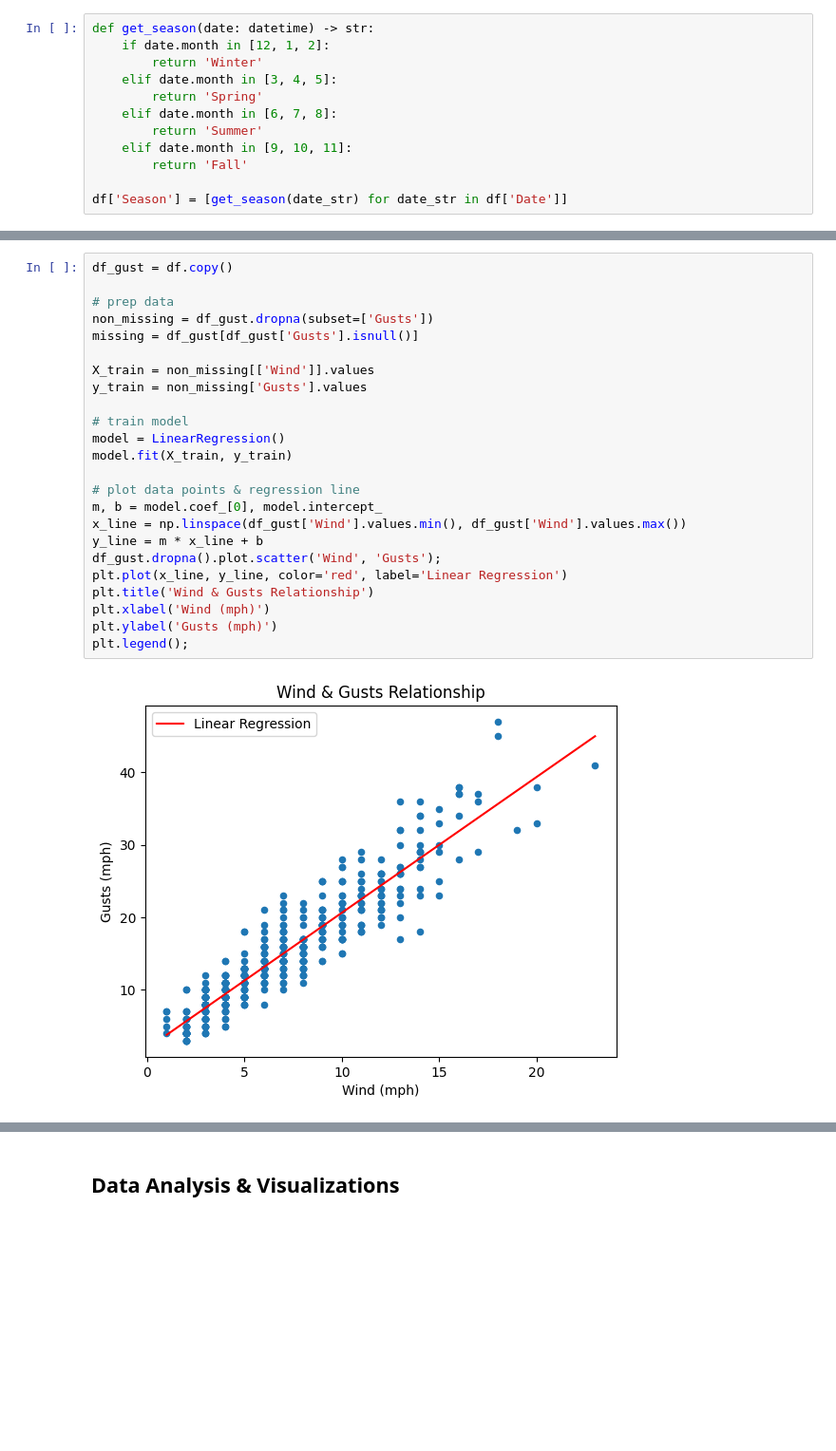
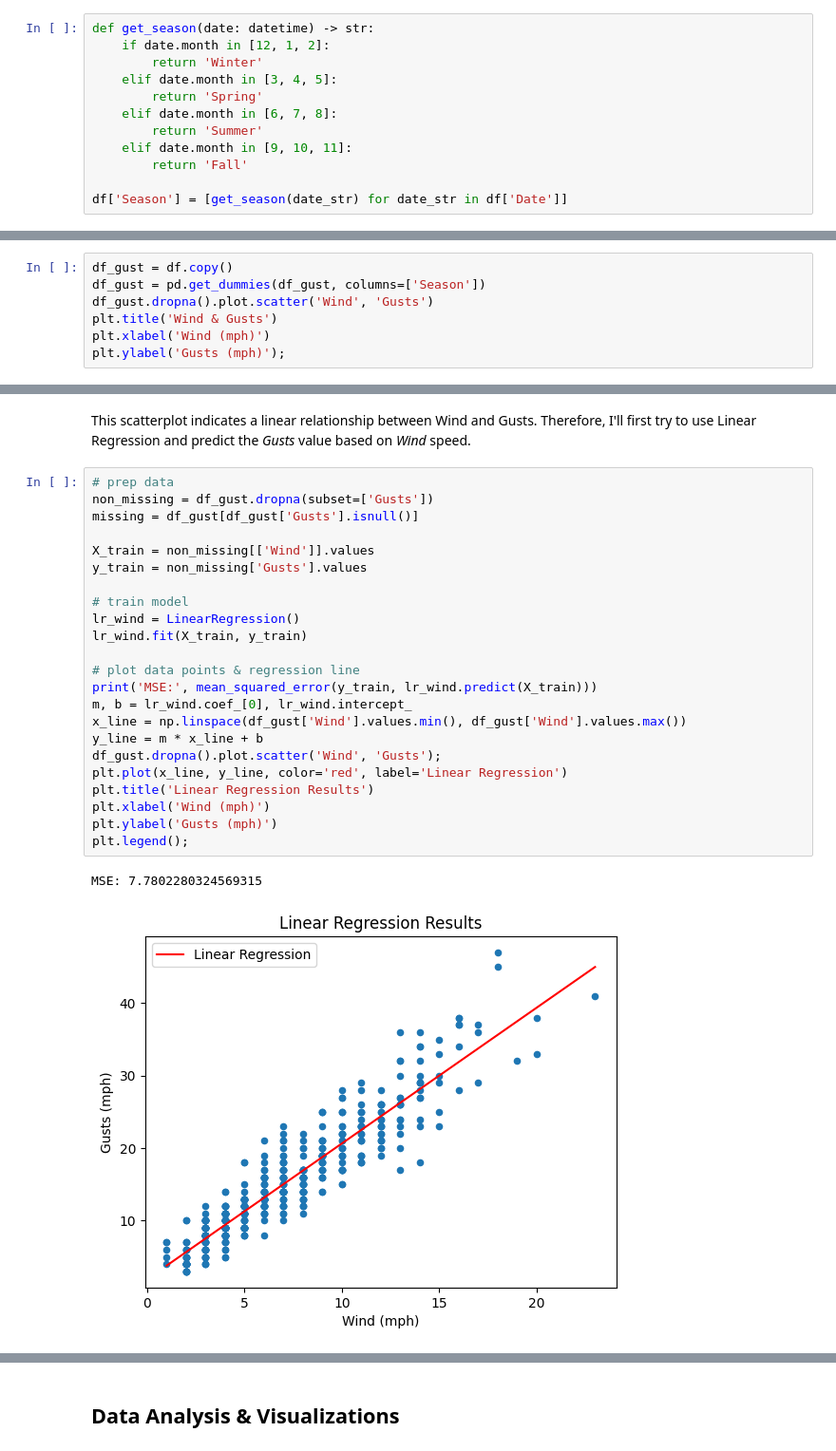
Before and after one commit to tikkikkit21/WeatherML, a Jupyter notebook: research.ipynb, the cells around one changed output, grey strips where cells are left out. Shown at 95% size. Saved outputs shown, nothing was run; the diff lists cells and outputs as text; blank space fills up the shorter version.

```diff
--- a/research.ipynb
+++ b/research.ipynb
@@ -84,0 +111,7 @@ df['Season'] = [get_season(date_str) for date_str in df['Date']]
+# %%
+df_gust = df.copy()
+df_gust = pd.get_dummies(df_gust, columns=['Season'])
+df_gust.dropna().plot.scatter('Wind', 'Gusts')
+plt.title('Wind & Gusts')
+plt.xlabel('Wind (mph)')
+plt.ylabel('Gusts (mph)');
@@ -85,26 +120,30 @@ df['Season'] = [get_season(date_str) for date_str in df['Date']]
+# %% [markdown]
+This scatterplot indicates a linear relationship between Wind and Gusts. Therefore,
+I'll first try to use
+Linear Regression and predict the *Gusts* value based on *Wind* speed.
 # %%
-df_gust = df.copy()
-
 # prep data
 non_missing = df_gust.dropna(subset=['Gusts'])
 missing = df_gust[df_gust['Gusts'].isnull()]
 
 X_train = non_missing[['Wind']].values
 y_train = non_missing['Gusts'].values
 
 # train model
-model = LinearRegression()
-model.fit(X_train, y_train)
+lr_wind = LinearRegression()
+lr_wind.fit(X_train, y_train)
 
 # plot data points & regression line
-m, b = model.coef_[0], model.intercept_
+print('MSE:', mean_squared_error(y_train, lr_wind.predict(X_train)))
+m, b = lr_wind.coef_[0], lr_wind.intercept_
 x_line = np.linspace(df_gust['Wind'].values.min(), df_gust['Wind'].values.max())
 y_line = m * x_line + b
 df_gust.dropna().plot.scatter('Wind', 'Gusts');
 plt.plot(x_line, y_line, color='red', label='Linear Regression')
-plt.title('Wind & Gusts Relationship')
+plt.title('Linear Regression Results')
 plt.xlabel('Wind (mph)')
 plt.ylabel('Gusts (mph)')
 plt.legend();
 # %% [output]
+MSE: 7.7802280324569315
-[figure, old version]
+[figure, new version]
```
Also changed, not shown: parts of 41 cells of this notebook.
